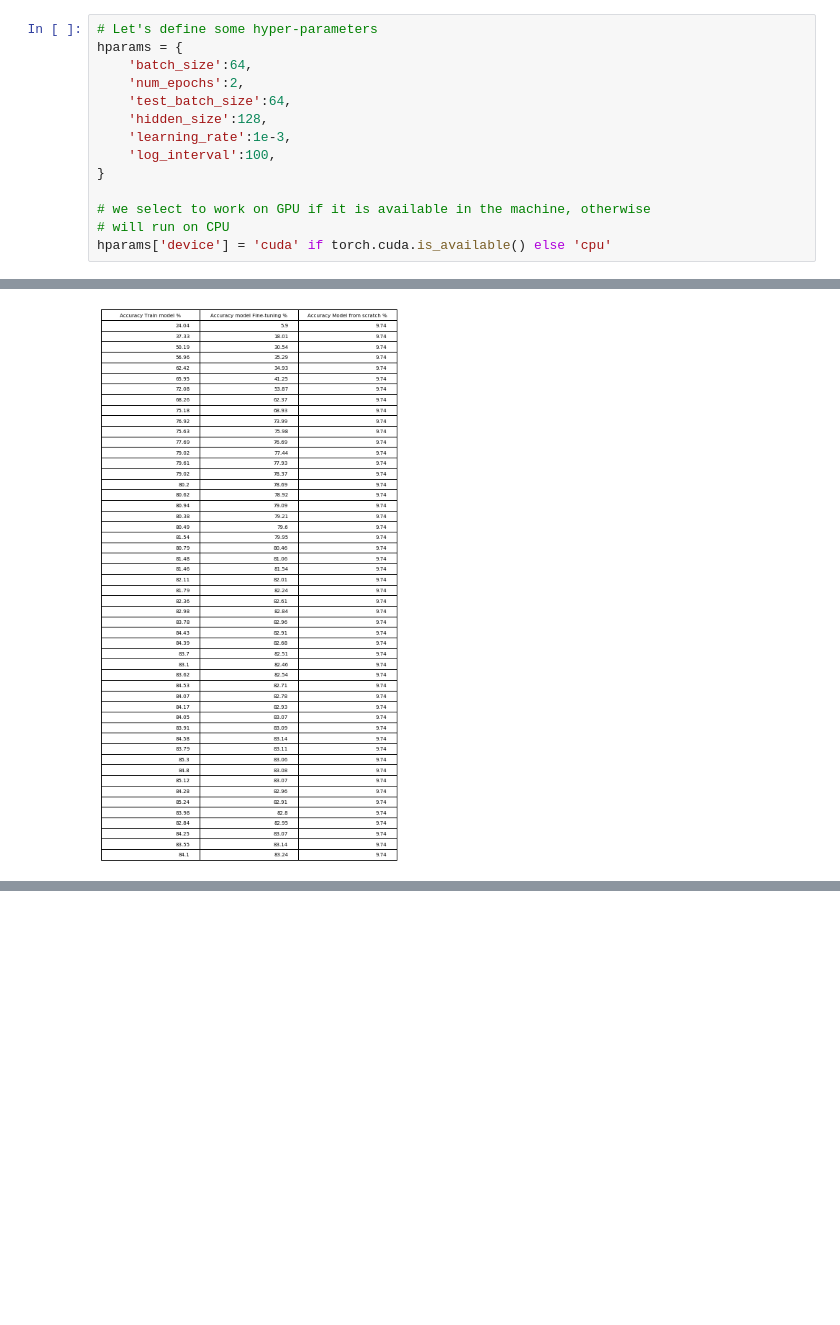
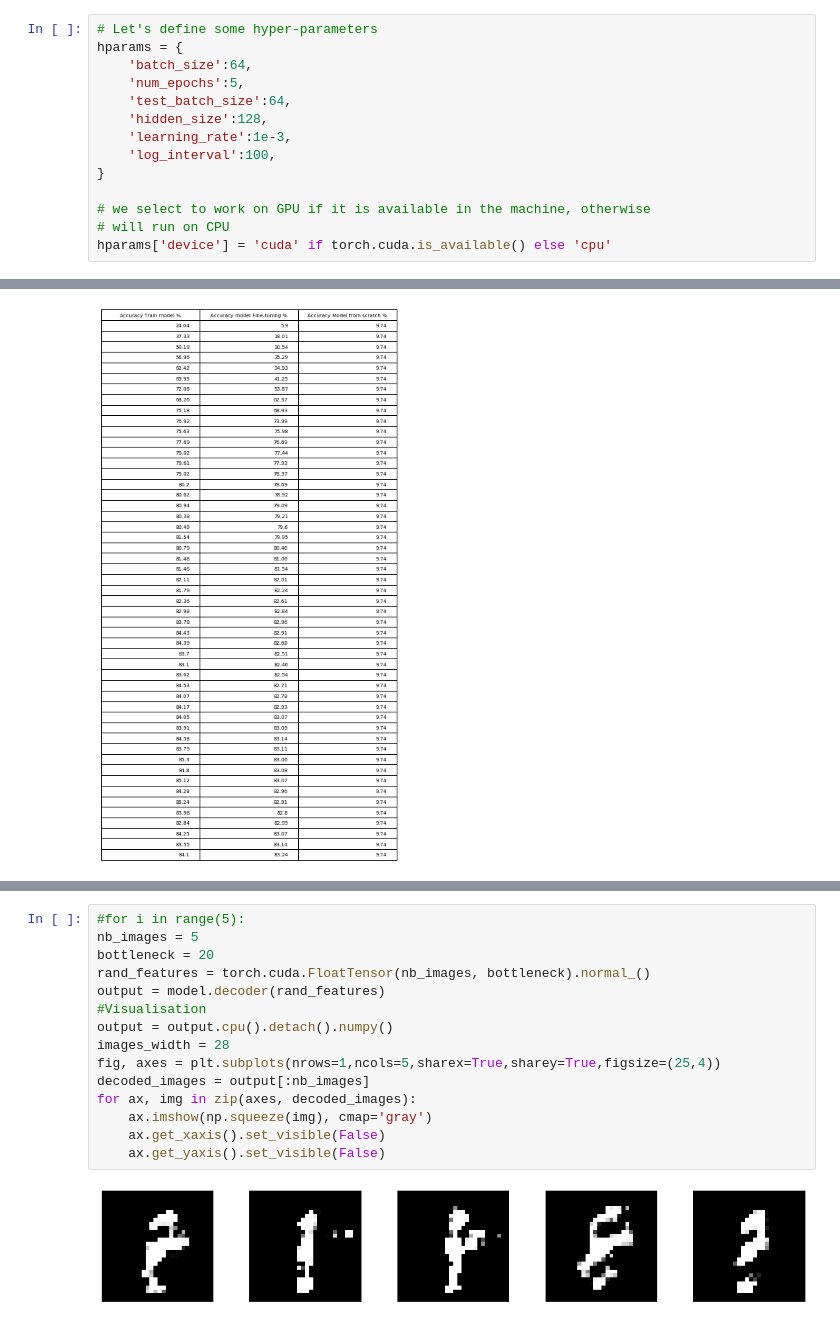
Before and after one commit to alvaroguerin/dlai-2019-projects, a Jupyter notebook: team06/Team06.ipynb, the cells around one changed output, grey strips where cells are left out. Drawn from its saved outputs; the diff is of its cells as text; blank space fills up the shorter version.

```diff
--- a/team06/Team06.ipynb
+++ b/team06/Team06.ipynb
@@ -19,7 +23,7 @@ import pandas as pd
 # Let's define some hyper-parameters
 hparams = {
     'batch_size':64,
-    'num_epochs':2,
+    'num_epochs':5,
     'test_batch_size':64,
     'hidden_size':128,
     'learning_rate':1e-3,
@@ -536,0 +630,17 @@ plt.show()
+# %%
+#for i in range(5):
+nb_images = 5
+bottleneck = 20
+rand_features = torch.cuda.FloatTensor(nb_images, bottleneck).normal_()
+output = model.decoder(rand_features)
+#Visualisation
+output = output.cpu().detach().numpy()
+images_width = 28
+fig, axes = plt.subplots(nrows=1,ncols=5,sharex=True,sharey=True,figsize=(25,4))
+decoded_images = output[:nb_images]
+for ax, img in zip(axes, decoded_images):
+    ax.imshow(np.squeeze(img), cmap='gray')
+    ax.get_xaxis().set_visible(False)
+    ax.get_yaxis().set_visible(False)
+# %% [output]
+[figure, added]
```
Also changed, not shown: parts of 20 cells of this notebook.
